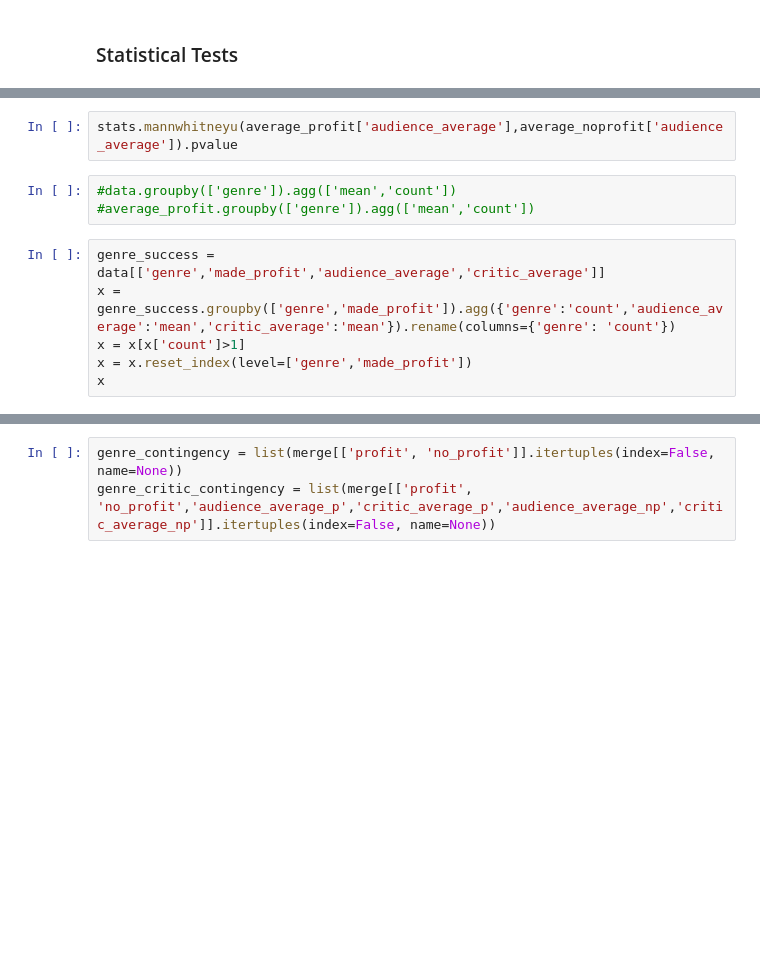
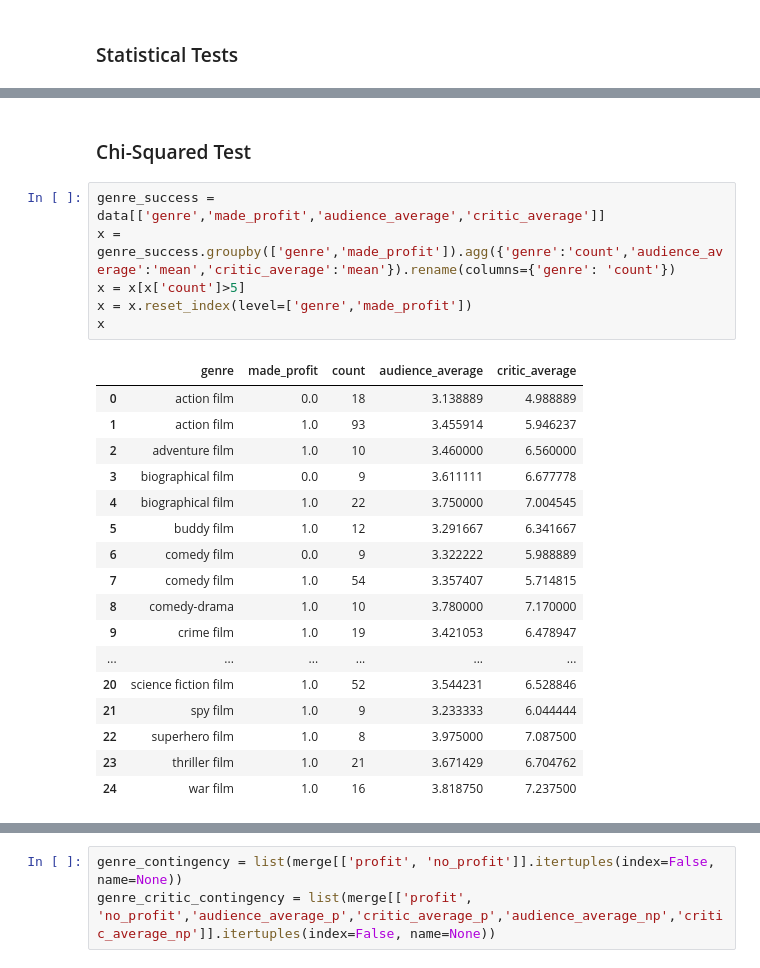
Before and after one commit to vchen30/CMPT-353-Project, a Jupyter notebook: Movie_Success_Correlation.ipynb, the cells around one changed output, grey strips where cells are left out. Cells and saved outputs as stored; diff of their text form; blank space fills up the shorter version.

```diff
--- a/Movie_Success_Correlation.ipynb
+++ b/Movie_Success_Correlation.ipynb
@@ -71,14 +85,29 @@ stats.ttest_ind(average_profit['audience_average'],average_noprofit['audience_av
-# %%
-stats.mannwhitneyu(average_profit['audience_average'],average_noprofit['audience_average']).pvalue
-# %%
-#data.groupby(['genre']).agg(['mean','count'])
-#average_profit.groupby(['genre']).agg(['mean','count'])
+# %% [markdown]
+### Chi-Squared Test
 # %%
 genre_success = data[['genre','made_profit','audience_average','critic_average']]
 x = genre_success.groupby(['genre','made_profit']).agg({'genre':'count','audience_average':'mean','critic_average':'mean'}).rename(columns={'genre': 'count'})
-x = x[x['count']>1]
+x = x[x['count']>5]
 x = x.reset_index(level=['genre','made_profit'])
 x
+# %% [output]
+|  | genre | made_profit | count | audience_average | critic_average |
+| 0 | action film | 0.0 | 18 | 3.138889 | 4.988889 |
+| 1 | action film | 1.0 | 93 | 3.455914 | 5.946237 |
+| 2 | adventure film | 1.0 | 10 | 3.460000 | 6.560000 |
+| 3 | biographical film | 0.0 | 9 | 3.611111 | 6.677778 |
+| 4 | biographical film | 1.0 | 22 | 3.750000 | 7.004545 |
+| 5 | buddy film | 1.0 | 12 | 3.291667 | 6.341667 |
+| 6 | comedy film | 0.0 | 9 | 3.322222 | 5.988889 |
+| 7 | comedy film | 1.0 | 54 | 3.357407 | 5.714815 |
+| 8 | comedy-drama | 1.0 | 10 | 3.780000 | 7.170000 |
+| 9 | crime film | 1.0 | 19 | 3.421053 | 6.478947 |
+| ... | ... | ... | ... | ... | ... |
+| 20 | science fiction film | 1.0 | 52 | 3.544231 | 6.528846 |
+| 21 | spy film | 1.0 | 9 | 3.233333 | 6.044444 |
+| 22 | superhero film | 1.0 | 8 | 3.975000 | 7.087500 |
+| 23 | thriller film | 1.0 | 21 | 3.671429 | 6.704762 |
+| 24 | war film | 1.0 | 16 | 3.818750 | 7.237500 |
 # %%
 x['profit'] = x[x['made_profit']==True]['count']
 x['no_profit']= x[x['made_profit']==False]['count']
```
Also changed, not shown: parts of 9 cells of this notebook, 4 other files.
